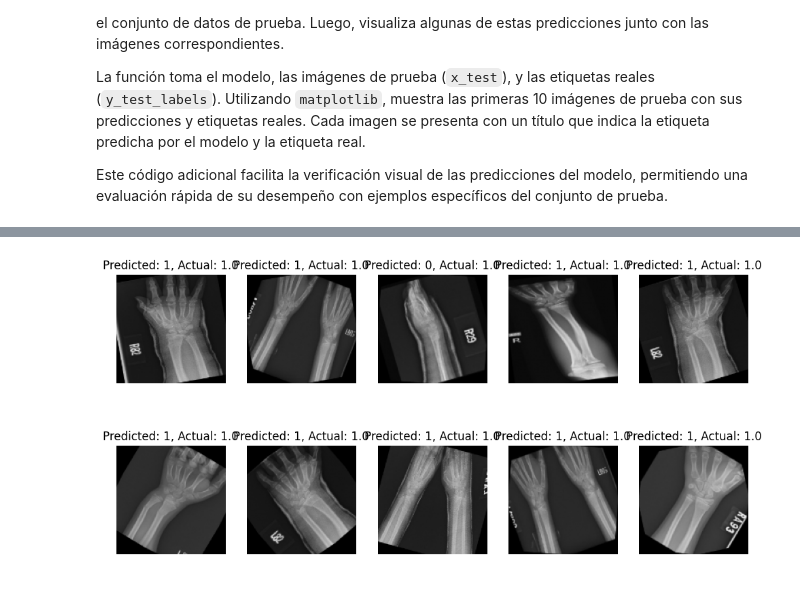
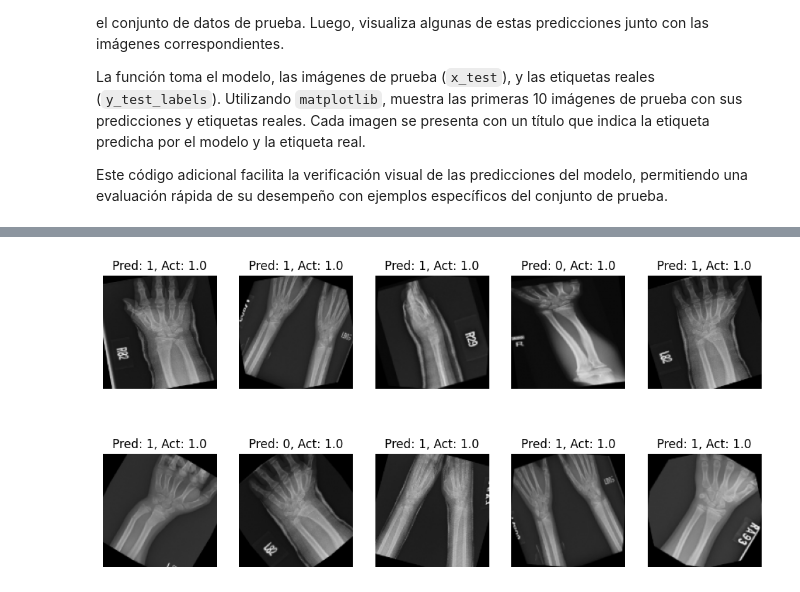
Before and after one commit to JosueBVN/Implementacion-JBVN-A01751694, a Jupyter notebook: A01751694_modulo2.ipynb, the cells around one changed output, grey strips where cells are left out. Saved outputs shown, nothing was run; the diff lists cells and outputs as text; code cells hidden in the pictures.

```diff
--- a/A01751694_modulo2.ipynb
+++ b/A01751694_modulo2.ipynb
@@ -112,8 +112,26 @@ model.add(Dense(2, activation='softmax'))
 # Compilar el modelo
 model.compile(optimizer='adam', loss='categorical_crossentropy', metrics=['accuracy'])
 
+# Definir la paciencia inicial
+initial_patience = 3
+
+# Definir la paciencia máxima
+max_patience = 10
+
+# Inicializar EarlyStopping con la paciencia inicial
+early_stopping = EarlyStopping(monitor='val_loss', patience=initial_patience, restore_best_weights=True)
+
 # Entrenar el modelo y almacenar historial en 'history'
-history = model.fit(x_train, y_train_one_hot, epochs=20, validation_data=(x_test, y_test_one_hot), callbacks=[EarlyStopping(patience=3)])
+history = model.fit(x_train, y_train_one_hot, epochs=20, validation_data=(x_test, y_test_one_hot), callbacks=[early_stopping])
+
+# Obtener el número total de épocas realizadas
+total_epochs = len(history.history['loss'])
+
+# Calcular la paciencia escalada
+scaled_patience = min(initial_patience + total_epochs // 5, max_patience)
+
+# Imprimir la paciencia escalada
+print(f"Scaled Patience: {scaled_patience}")
 
 # Evaluar el modelo en el conjunto de prueba
 loss, accuracy = model.evaluate(x_test, y_test_one_hot)
@@ -186,8 +213,8 @@ def predict_and_visualize(model, x_test, y_test_labels):
         plt.imshow(x_test[i])
 
         # Dividir la línea para mayor legibilidad
-        prediction_text = f'Predicted: {predicted_labels[i]}'
-        actual_text = f'Actual: {y_test_labels[i]}'
+        prediction_text = f'Pred: {predicted_labels[i]}'
+        actual_text = f'Act: {y_test_labels[i]}'
 
         plt.title(f'{prediction_text}, {actual_text}')
         plt.axis('off')
@@ -201 +228 @@ predict_and_visualize(model, x_test, y_test_labels)
-[figure, old version]
+[figure, new version]
```
Also changed, not shown: parts of 2 cells of this notebook.
